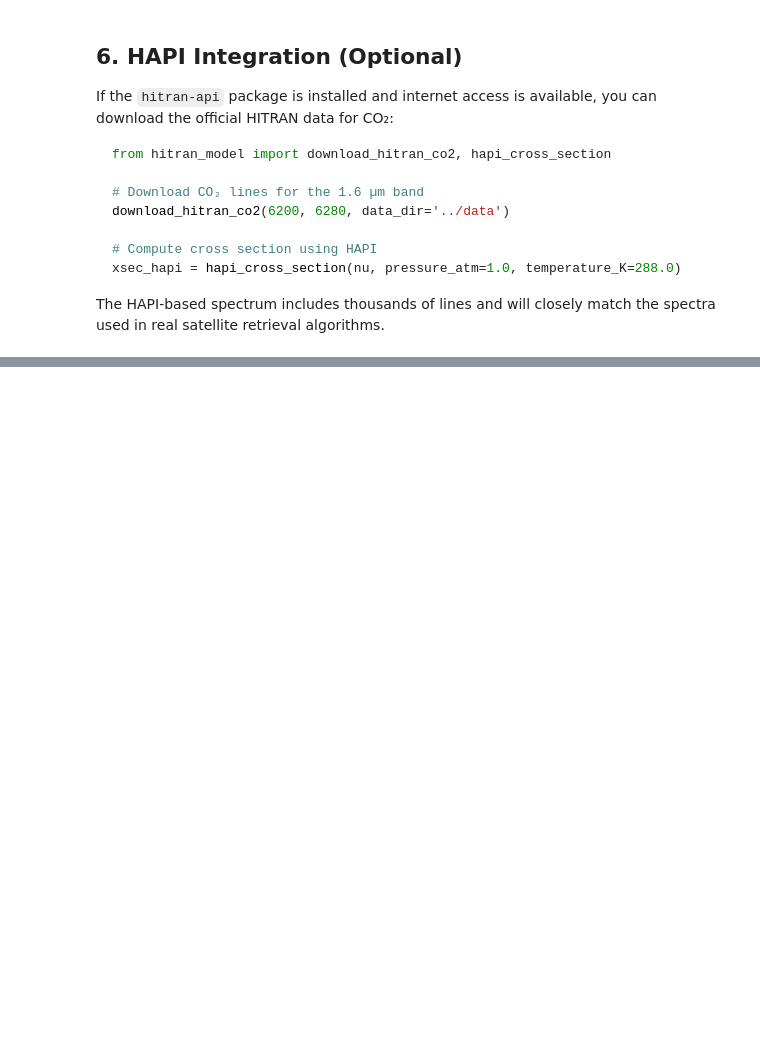
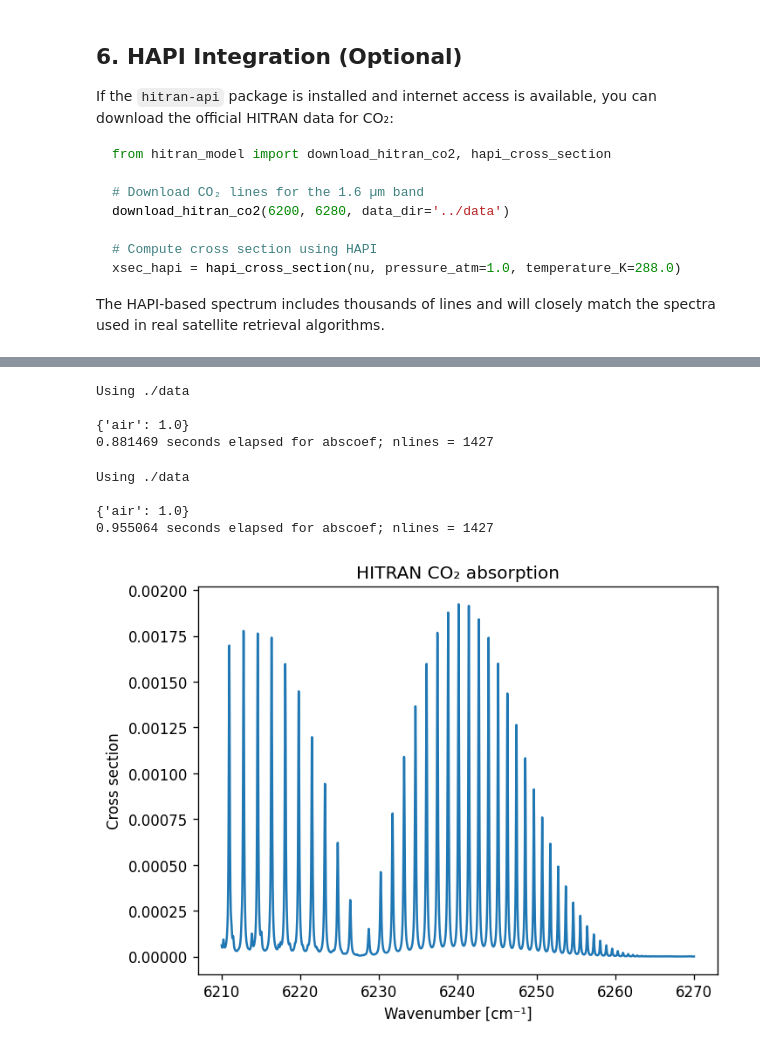
Before and after one commit to arunp77/CO2_Satellite-Retrieval-Simulator, a Jupyter notebook: notebooks/04_hitran_spectrum.ipynb, the cells around one changed output, grey strips where cells are left out. Saved outputs shown, nothing was run; the diff lists cells and outputs as text; code cells hidden in the pictures; blank space fills up the shorter version.

```diff
--- a/notebooks/04_hitran_spectrum.ipynb
+++ b/notebooks/04_hitran_spectrum.ipynb
@@ -141,0 +204,28 @@ the spectra used in real satellite retrieval algorithms.
+# %%
+xsec_hapi = hapi_cross_section(nu, pressure_atm=1.0, temperature_K=288.0)
+# %% [output]
+Using ./data
+
+{'air': 1.0}
+0.881469 seconds elapsed for abscoef; nlines = 1427
+# %%
+nu = np.linspace(6210, 6270, 5000)
+
+xsec_hapi = hapi_cross_section(
+    nu,
+    pressure_atm=1.0,
+    temperature_K=288.0
+)
+# %% [output]
+Using ./data
+
+{'air': 1.0}
+0.955064 seconds elapsed for abscoef; nlines = 1427
+# %%
+plt.plot(nu, xsec_hapi)
+plt.xlabel("Wavenumber [cm⁻¹]")
+plt.ylabel("Cross section")
+plt.title("HITRAN CO₂ absorption")
+plt.show()
+# %% [output]
+[figure, added]
```
Also changed, not shown: parts of 8 cells of this notebook, 21 other files.
